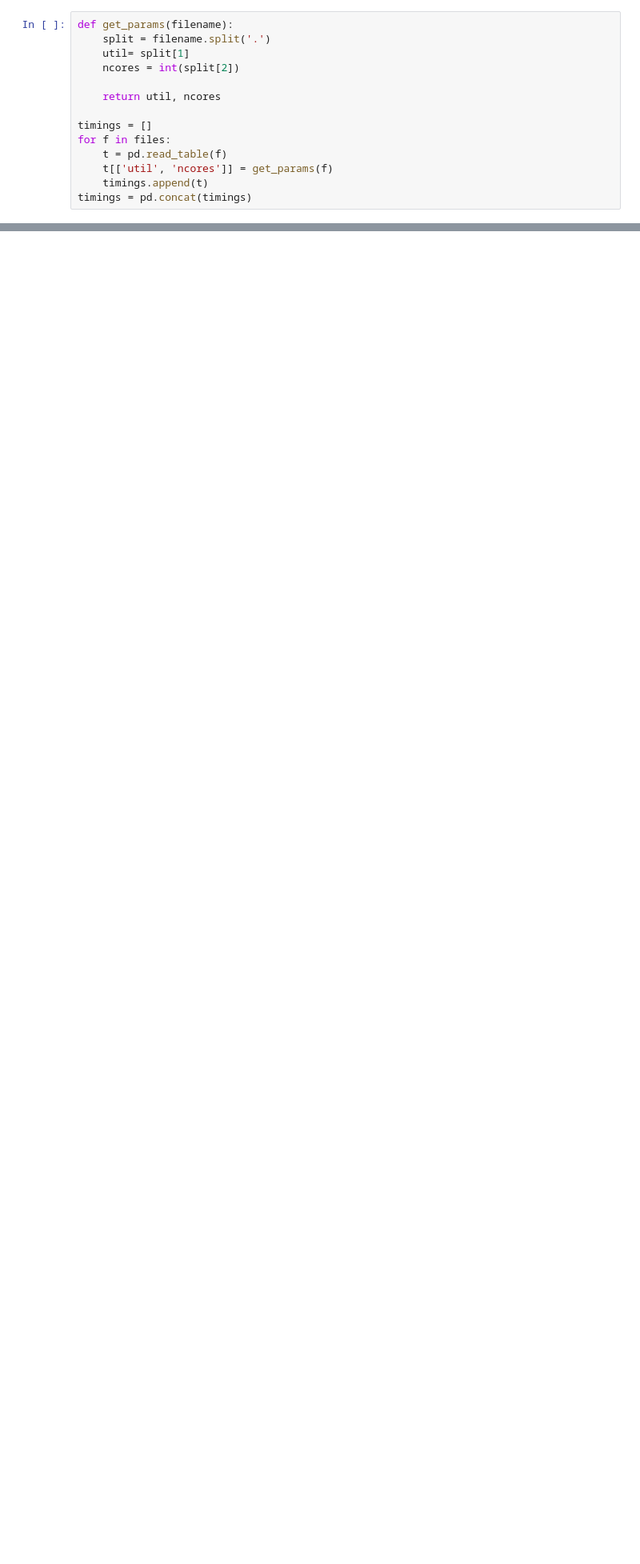
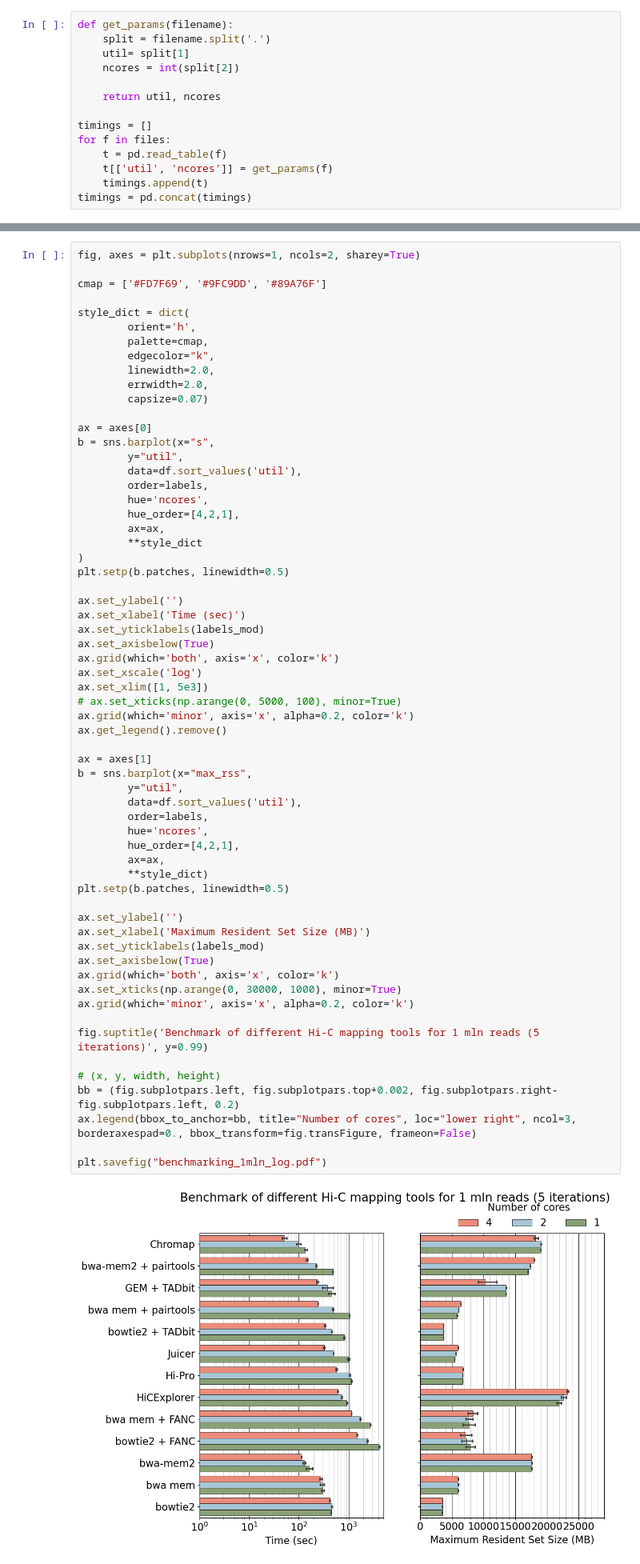
Before and after one commit to open2c/pairtools, a Jupyter notebook: doc/examples/benchmark/benchmark.ipynb, the cells around one changed output, grey strips where cells are left out. Shown at 80% size. Drawn from its saved outputs; the diff is of its cells as text; blank space fills up the shorter version.

Commit message:
benchmark update to include TADbit

```diff
--- a/doc/examples/benchmark/benchmark.ipynb
+++ b/doc/examples/benchmark/benchmark.ipynb
@@ -473,0 +523,64 @@ plt.savefig("benchmarking_1mln.pdf")
+# %%
+fig, axes = plt.subplots(nrows=1, ncols=2, sharey=True)
+
+cmap = ['#FD7F69', '#9FC9DD', '#89A76F']
+
+style_dict = dict(
+        orient='h',
+        palette=cmap,
+        edgecolor="k",
+        linewidth=2.0,
+        errwidth=2.0,
+        capsize=0.07)
+
+ax = axes[0]
+b = sns.barplot(x="s",
+        y="util",
+        data=df.sort_values('util'),
+        order=labels,
+        hue='ncores',
+        hue_order=[4,2,1],
+        ax=ax,
+        **style_dict
+)
+plt.setp(b.patches, linewidth=0.5)
+
+ax.set_ylabel('')
+ax.set_xlabel('Time (sec)')
+ax.set_yticklabels(labels_mod)
+ax.set_axisbelow(True)
+ax.grid(which='both', axis='x', color='k')
+ax.set_xscale('log')
+ax.set_xlim([1, 5e3])
+# ax.set_xticks(np.arange(0, 5000, 100), minor=True)
+ax.grid(which='minor', axis='x', alpha=0.2, color='k')
+ax.get_legend().remove()
+
+ax = axes[1]
+b = sns.barplot(x="max_rss",
+        y="util",
+        data=df.sort_values('util'),
+        order=labels,
+        hue='ncores',
+        hue_order=[4,2,1],
+        ax=ax,
+        **style_dict)
+plt.setp(b.patches, linewidth=0.5)
+
+ax.set_ylabel('')
+ax.set_xlabel('Maximum Resident Set Size (MB)')
+ax.set_yticklabels(labels_mod)
+ax.set_axisbelow(True)
+ax.grid(which='both', axis='x', color='k')
+ax.set_xticks(np.arange(0, 30000, 1000), minor=True)
+ax.grid(which='minor', axis='x', alpha=0.2, color='k')
+
+fig.suptitle('Benchmark of different Hi-C mapping tools for 1 mln reads (5 iterations)', y=0.99)
+
+# (x, y, width, height)
+bb = (fig.subplotpars.left, fig.subplotpars.top+0.002, fig.subplotpars.right-fig.subplotpars.left, 0.2)
+ax.legend(bbox_to_anchor=bb, title="Number of cores", loc="lower right", ncol=3, borderaxespad=0., bbox_transform=fig.transFigure, frameon=False)
+
+plt.savefig("benchmarking_1mln_log.pdf")
+# %% [output]
+[figure, added]
```
Also changed, not shown: parts of 33 cells of this notebook, 2 other files.
